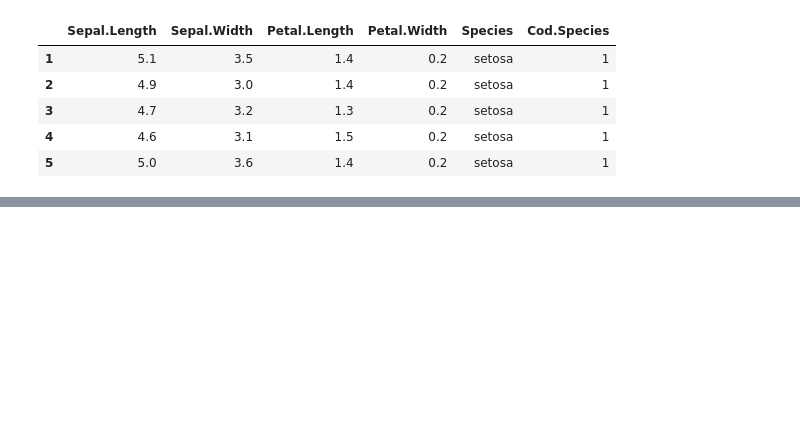
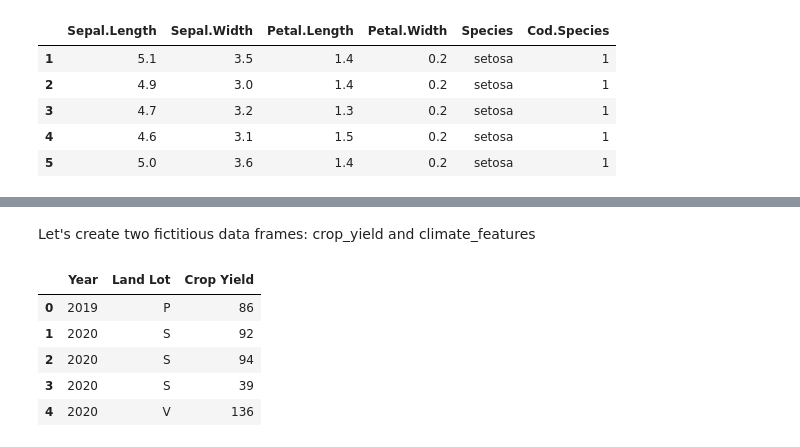
Before and after one commit to mfrestrepo/python-cheat-sheet, a Jupyter notebook: pandas/sql-to-pandas-cheat-sheet.ipynb, the cells around one changed output, grey strips where cells are left out. Saved outputs shown, nothing was run; the diff lists cells and outputs as text; code cells hidden in the pictures; blank space fills up the shorter version.

```diff
--- a/pandas/sql-to-pandas-cheat-sheet.ipynb
+++ b/pandas/sql-to-pandas-cheat-sheet.ipynb
@@ -190,0 +227,16 @@ df.head()
+# %% [markdown]
+Let's create two fictitious data frames: crop_yield and climate_features
+# %%
+crop_yield = pd.DataFrame(
+{'Year': [2019, 2020, 2020, 2020, 2020, 2019, 2020, 2019, 2020, 2019],
+'Land Lot':['P', 'S', 'S', 'S', 'V', 'A', 'P', 'S', 'V', 'V'],
+'Crop Yield': [86, 92, 94, 39, 136, 118, 81, 121, 34, 121]}
+)
+crop_yield.head(5)
+# %% [output]
+|  | Year | Land Lot | Crop Yield |
+| 0 | 2019 | P | 86 |
+| 1 | 2020 | S | 92 |
+| 2 | 2020 | S | 94 |
+| 3 | 2020 | S | 39 |
+| 4 | 2020 | V | 136 |
```
Also changed, not shown: parts of 13 cells of this notebook.
